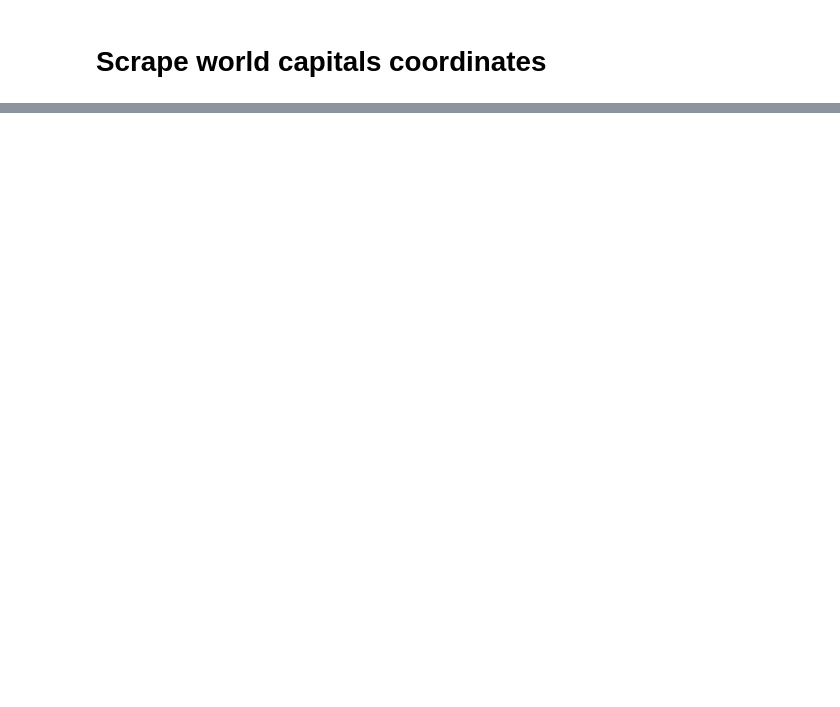
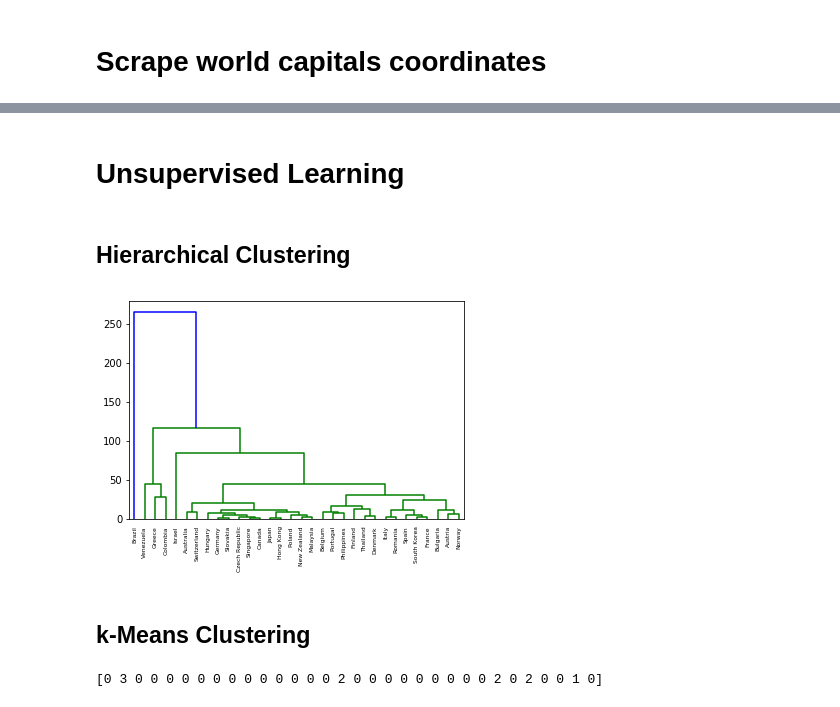
Before and after one commit to PAmerikanos/Coursera_Capstone, a Jupyter notebook: The Battle of Neighborhoods.ipynb, the cells around one changed output, grey strips where cells are left out. Cells and saved outputs as stored; diff of their text form; code cells hidden in the pictures; blank space fills up the shorter version.

```diff
--- a/The Battle of Neighborhoods.ipynb
+++ b/The Battle of Neighborhoods.ipynb
@@ -233,0 +261,5 @@ capital_sum
+# %%
+# Retain only results concerning specialty tea shops
+capital_flt_tea = capital_tea.loc[capital_tea['ShpCat'] == 'Tea Room'].groupby(['Capital']).count()
+capital_flt_tea.drop(columns=['CptLat','CptLon','Shop','ShpLat','ShpLon'], inplace=True)
+capital_flt_tea.head()
@@ -233,0 +274,6 @@ capital_sum
+# %%
+# Calculate the ratio between coffee shops and tea rooms for each city
+capital_flt = capital_flt_cof.join(capital_flt_tea, how='inner', lsuffix='_coffee', rsuffix='_tea')
+capital_flt['RatioCT'] = capital_flt['ShpCat_coffee']/capital_flt['ShpCat_tea']
+capital_flt.sort_values(by=['RatioCT'],inplace=True)
+capital_flt.head()
@@ -233,0 +360,7 @@ capital_sum
+# %%
+# Calculate the ratio between coffee and tea consumption in each country
+consumption_ct = cof_con_df.set_index('Capital').join(tea_con_df.set_index('Capital'), how='inner', lsuffix='_coffee', rsuffix='_tea')
+consumption_ct[['Consumption_coffee','Consumption_tea']] = consumption_ct[['Consumption_coffee','Consumption_tea']].apply(pd.to_numeric)
+consumption_ct['RatioCT'] = consumption_ct['Consumption_coffee']/consumption_ct['Consumption_tea']
+consumption_ct.sort_values(by=['RatioCT'], inplace=True)
+consumption_ct.head()
@@ -233,0 +375,7 @@ capital_sum
+# %%
+# Compare Shop vs Consumption Ratios for all countries with available data for both
+comparison_ct = capital_flt.join(consumption_ct, how='inner', lsuffix='_shops', rsuffix='_consumption')
+comparison_ct.drop(['ShpCat_coffee','ShpCat_tea','Consumption_coffee','Consumption_tea'], axis=1, inplace=True)
+comparison_ct['RatioCT_RatioSC'] = comparison_ct['RatioCT_shops']/comparison_ct['RatioCT_consumption']
+comparison_ct.sort_values(by=['RatioCT_RatioSC'], ascending=False, inplace=True)
+comparison_ct.head()
@@ -233,0 +442,38 @@ capital_sum
+# %% [markdown]
+<H1>Unsupervised Learning
+# %% [markdown]
+<H2>Hierarchical Clustering
+# %%
+# Importing Modules
+from scipy.cluster.hierarchy import linkage, dendrogram
+import matplotlib.pyplot as plt
+import pandas as pd
+
+#seeds_df = comparison_ct
+varieties = list(comparison_ct['RatioCT_RatioSC'])
+samples = comparison_ct[['RatioCT_shops','RatioCT_consumption']].values
+lbl = comparison_ct.index.tolist()
+
+mergings = linkage(samples, method='complete')
+dendrogram(mergings,
+           labels=lbl,
+           leaf_rotation=90,
+           leaf_font_size=6,
+           )
+plt.show()
+# %% [output]
+[figure, added]
+# %% [markdown]
+<H2>k-Means Clustering
+# %%
+# Importing Modules
+from sklearn import datasets
+from sklearn.cluster import KMeans
+
+model = KMeans(n_clusters=4)
+model.fit(samples.data)
+clusters = model.predict(samples.data)
+
+print(clusters)
+# %% [output]
+[0 3 0 0 0 0 0 0 0 0 0 0 0 0 0 2 0 0 0 0 0 0 0 0 0 2 0 2 0 0 1 0]
```
Also changed, not shown: parts of 38 cells of this notebook.
